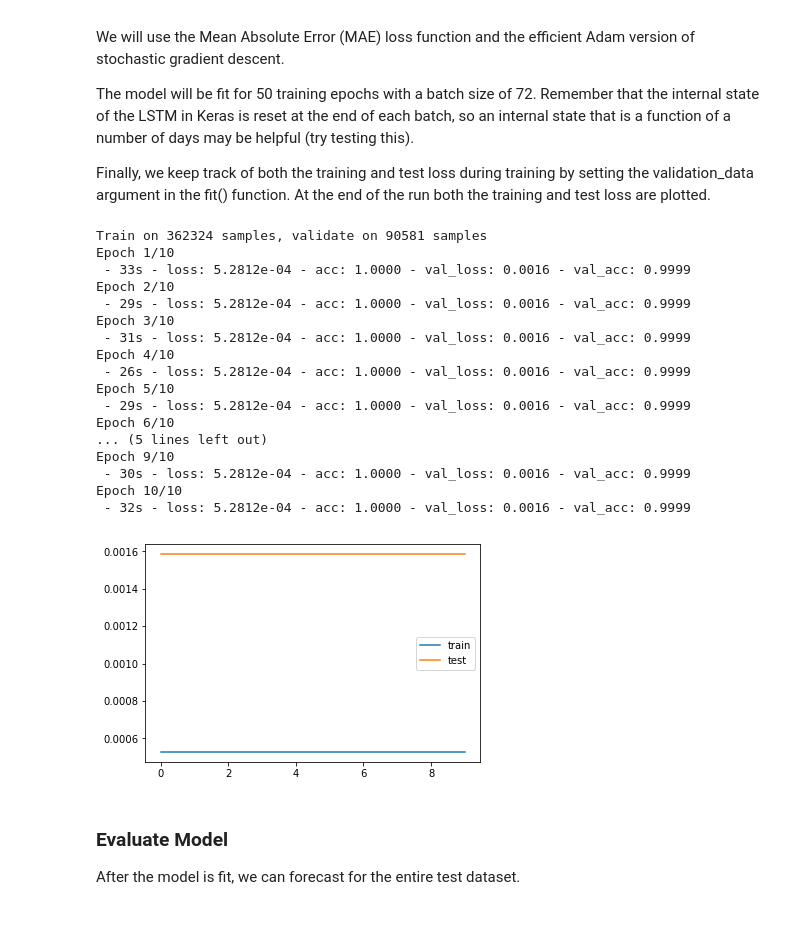
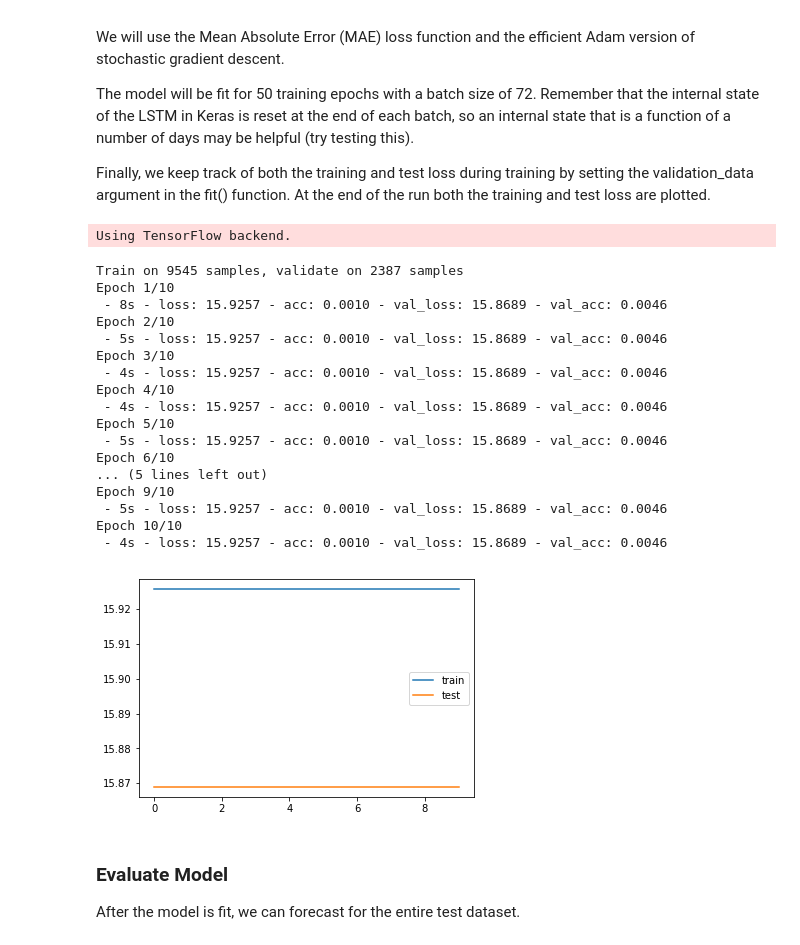
Before and after one commit to abhishekdutta/healthcare-predictive, a Jupyter notebook: notebooks/LSTM Multivariate Forecasting.ipynb, the cells around one changed output. Cells and saved outputs as stored; diff of their text form; code cells hidden in the pictures.

```diff
--- a/notebooks/LSTM Multivariate Forecasting.ipynb
+++ b/notebooks/LSTM Multivariate Forecasting.ipynb
@@ -19,7 +19,7 @@ from pandas import read_csv
 from matplotlib import pyplot
 
 # load dataset
-dataset = read_csv('../../clean_data/Current_Model/ECG_avg.csv', header=0, index_col=0)
+dataset = read_csv('../../clean_data/Current_Model/ECG_5mins_avg.csv', header=0, index_col=0)
 dataset.head(10)
 # %% [output]
 |  | ECG | Respiration Rate | SpO2 | Pleth | Heart Rate | etCO2 | diastolic BP | systolic BP | ... |
@@ -167,38 +167,39 @@ Finally, we keep track of both the training and test loss during training by set
 # %%
 from keras.models import Sequential
 from keras.layers import Dense
 from keras.layers import LSTM
 # design network
 model = Sequential()
 model.add(LSTM(50, input_shape=(train_X.shape[1], train_X.shape[2])))
 model.add(Dense(1, activation='softmax'))
 model.compile(loss='binary_crossentropy', optimizer='adam',metrics=['accuracy'])
 # fit network
-history = model.fit(train_X, train_y, epochs=10, batch_size=100, validation_data=(test_X, test_y), verbose=2, shuffle=False)
+history = model.fit(train_X, train_y, epochs=10, batch_size=20, validation_data=(test_X, test_y), verbose=2, shuffle=False)
 # plot history
 pyplot.plot(history.history['loss'], label='train')
 pyplot.plot(history.history['val_loss'], label='test')
 pyplot.legend()
 pyplot.show()
 # %% [output]
-Train on 362324 samples, validate on 90581 samples
-Epoch 1/10
- - 33s - loss: 5.2812e-04 - acc: 1.0000 - val_loss: 0.0016 - val_acc: 0.9999
-Epoch 2/10
- - 29s - loss: 5.2812e-04 - acc: 1.0000 - val_loss: 0.0016 - val_acc: 0.9999
-Epoch 3/10
- - 31s - loss: 5.2812e-04 - acc: 1.0000 - val_loss: 0.0016 - val_acc: 0.9999
-Epoch 4/10
- - 26s - loss: 5.2812e-04 - acc: 1.0000 - val_loss: 0.0016 - val_acc: 0.9999
-Epoch 5/10
- - 29s - loss: 5.2812e-04 - acc: 1.0000 - val_loss: 0.0016 - val_acc: 0.9999
-Epoch 6/10
-... (5 lines left out)
-Epoch 9/10
- - 30s - loss: 5.2812e-04 - acc: 1.0000 - val_loss: 0.0016 - val_acc: 0.9999
-Epoch 10/10
- - 32s - loss: 5.2812e-04 - acc: 1.0000 - val_loss: 0.0016 - val_acc: 0.9999
+Using TensorFlow backend.
+Train on 9545 samples, validate on 2387 samples
+Epoch 1/10
+ - 8s - loss: 15.9257 - acc: 0.0010 - val_loss: 15.8689 - val_acc: 0.0046
+Epoch 2/10
+ - 5s - loss: 15.9257 - acc: 0.0010 - val_loss: 15.8689 - val_acc: 0.0046
+Epoch 3/10
+ - 4s - loss: 15.9257 - acc: 0.0010 - val_loss: 15.8689 - val_acc: 0.0046
+Epoch 4/10
+ - 4s - loss: 15.9257 - acc: 0.0010 - val_loss: 15.8689 - val_acc: 0.0046
+Epoch 5/10
+ - 5s - loss: 15.9257 - acc: 0.0010 - val_loss: 15.8689 - val_acc: 0.0046
+Epoch 6/10
+... (5 lines left out)
+Epoch 9/10
+ - 5s - loss: 15.9257 - acc: 0.0010 - val_loss: 15.8689 - val_acc: 0.0046
+Epoch 10/10
+ - 4s - loss: 15.9257 - acc: 0.0010 - val_loss: 15.8689 - val_acc: 0.0046
-[figure, old version]
+[figure, new version]
 # %% [markdown]
 ### Evaluate Model
 After the model is fit, we can forecast for the entire test dataset.
```
Also changed, not shown: parts of 12 cells of this notebook, 5 other files.
